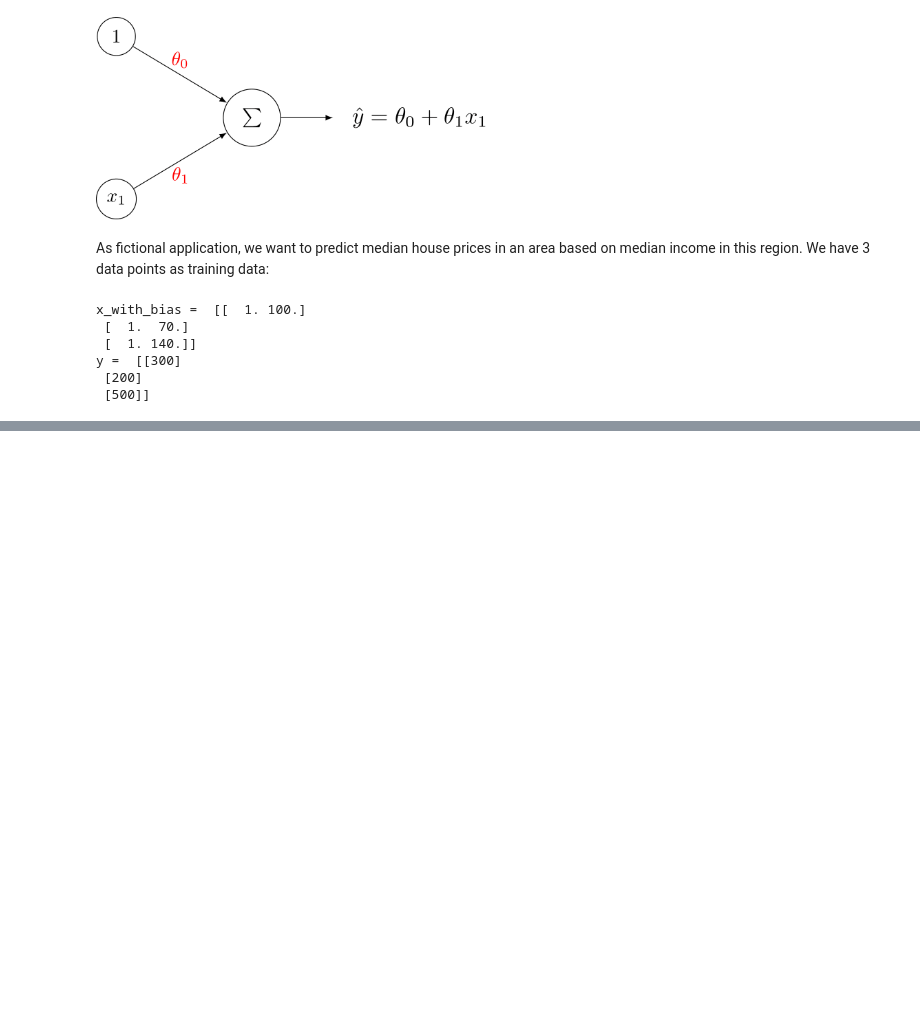
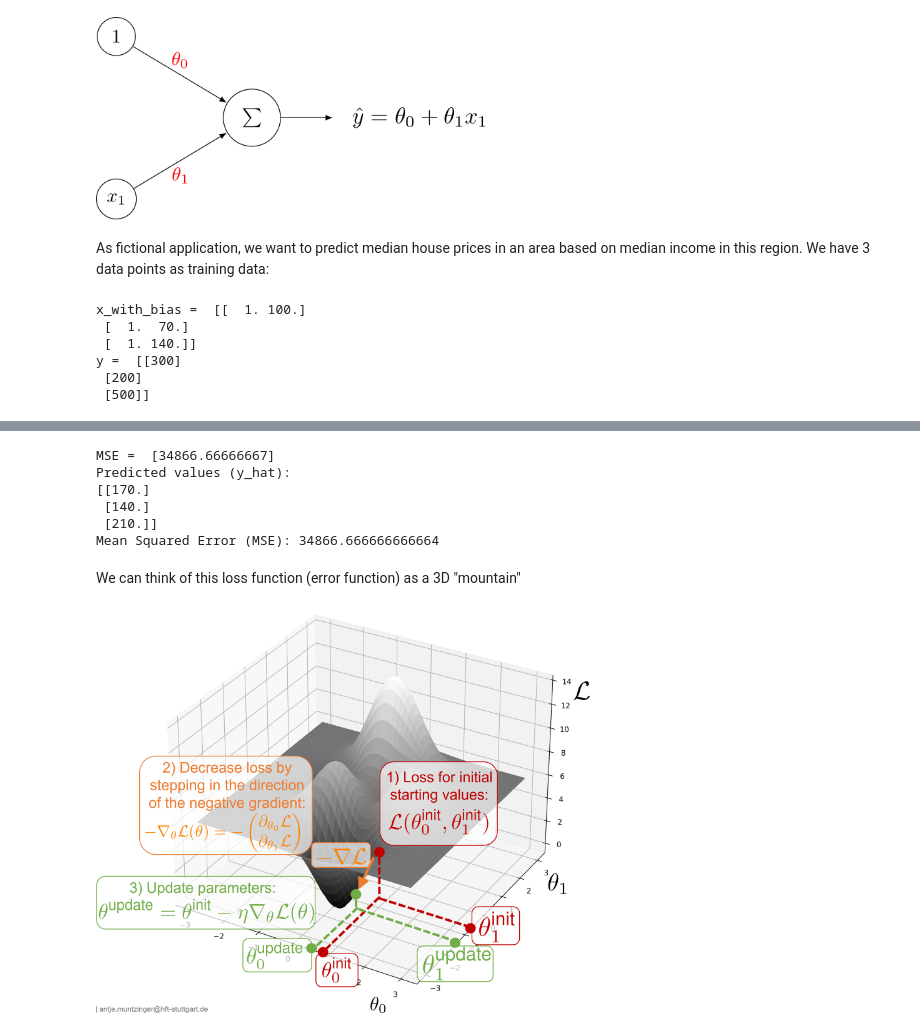
Before and after one commit to asnibir/Learning-ML, a Jupyter notebook: Gradient Descent/gradient_descent_by_hand.ipynb, the cells around one changed output, grey strips where cells are left out. Cells and saved outputs as stored; diff of their text form; code cells hidden in the pictures; blank space fills up the shorter version.

```diff
--- a/Gradient Descent/gradient_descent_by_hand.ipynb
+++ b/Gradient Descent/gradient_descent_by_hand.ipynb
@@ -42,0 +82,27 @@ plot_points()
+# %%
+# calc mean square error with current params theta (written component wise for better understanding)
+theta = theta_init
+MSE = 1/m * ((x_with_bias[0] @ theta - y[0])**2 + (x_with_bias[1] @ theta - y[1])**2 + (x_with_bias[2] @ theta - y[2])**2)
+print('MSE = ', MSE)
+
+# another approach
+y_hat = x_with_bias.dot(theta)
+errors = (y - y_hat) ** 2
+mse = np.mean(errors)
+
+# Output the result
+print(f"Predicted values (y_hat):\n{y_hat}")
+print(f"Mean Squared Error (MSE): {mse}")
+# %% [output]
+MSE =  [34866.66666667]
+Predicted values (y_hat):
+[[170.]
+ [140.]
+ [210.]]
+Mean Squared Error (MSE): 34866.666666666664
+# %% [markdown]
+We can think of this loss function (error function) as a 3D "mountain"
+# %%
+Image('gradient_descent.png', width=500)
+# %% [output]
+[figure, added]
```
Also changed, not shown: parts of 13 cells of this notebook, 1 other file.
